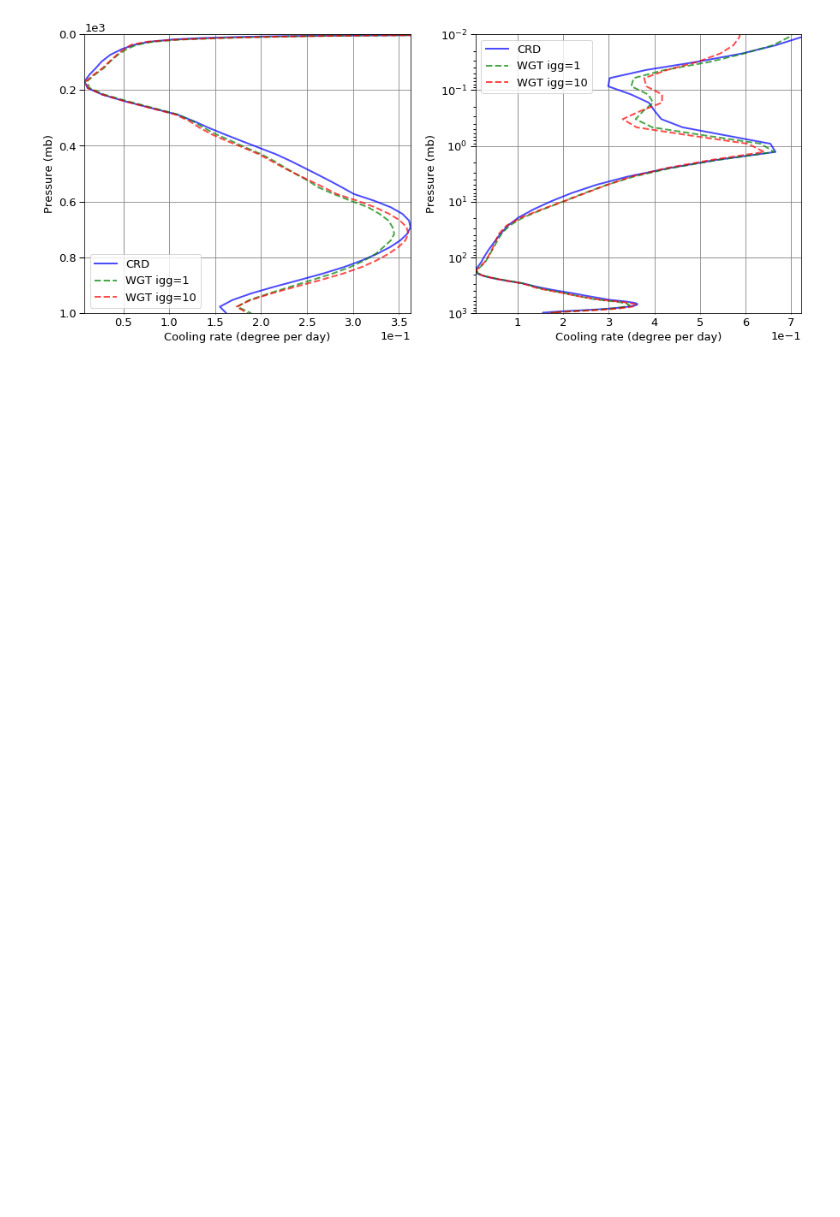
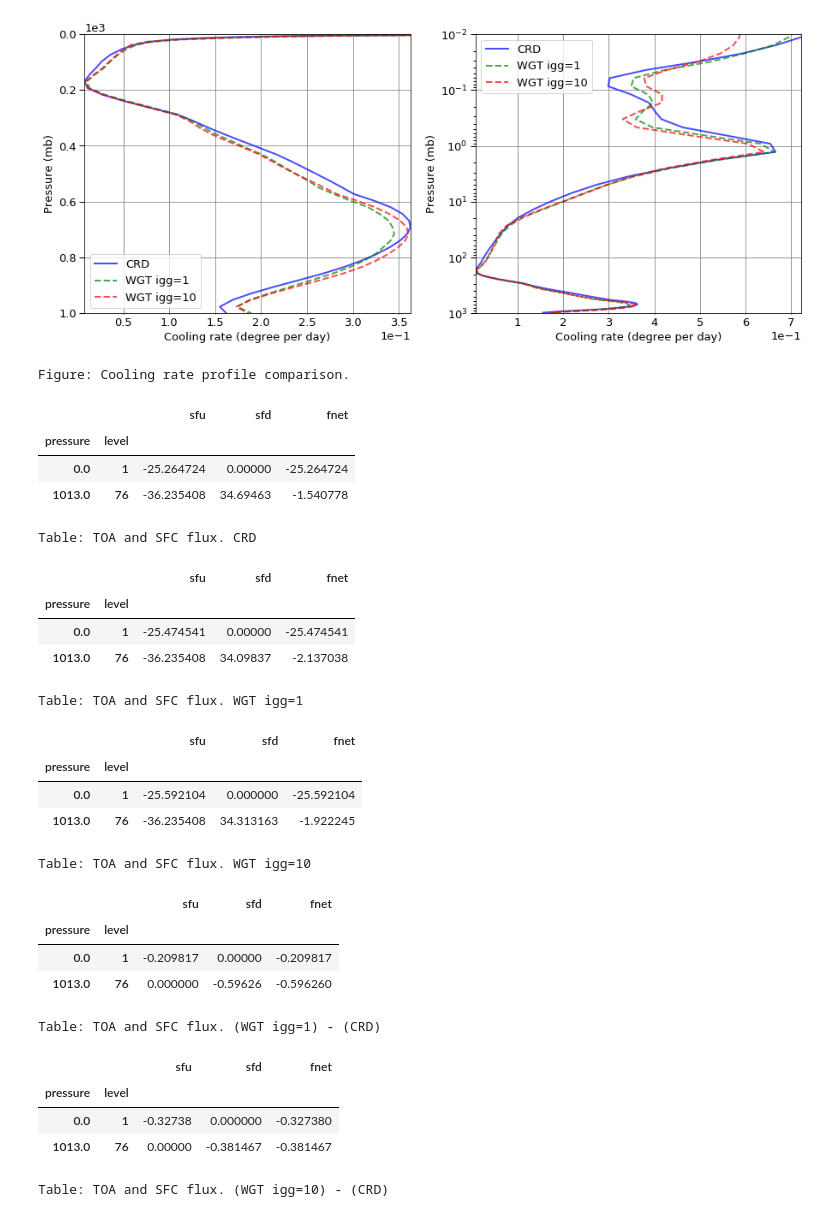
Before and after one commit to qAp/climatools, a Jupyter notebook: climatools/lblnew/results_overlap.ipynb, the cells around one changed output. Drawn from its saved outputs; the diff is of its cells as text; code cells hidden in the pictures; blank space fills up the shorter version.

```diff
--- a/climatools/lblnew/results_overlap.ipynb
+++ b/climatools/lblnew/results_overlap.ipynb
@@ -50,6 +55,11 @@ def load_lblnew_output_file(path_csv):
     df = df.set_index([i for i in toindex if i in df.columns])
     ds = xr.Dataset.from_dataframe(df)
     return ds
+# %%
+DS_FLUX = load_lblnew_output_file(PATH_FLUX)
+DS_COOLR = load_lblnew_output_file(PATH_COOLR)
+DS_WFLUX = load_lblnew_output_file(PATH_WFLUX)
+DS_WCOOLR = load_lblnew_output_file(PATH_WCOOLR)
 # %%
 def pltdata_cooling(ds_coolr=None, ds_wcoolr=None):
     data = [{'label': 'CRD',
@@ -114,13 +124,18 @@ def script_plt_cooling():
 
 
 
-    ds_coolr = load_lblnew_output_file(path_coolr)
-    ds_wcoolr = load_lblnew_output_file(path_wcoolr)
 
-    pltdata = pltdata_cooling(ds_coolr=ds_coolr, ds_wcoolr=ds_wcoolr)
+
+    pltdata = pltdata_cooling(ds_coolr=DS_COOLR, ds_wcoolr=DS_WCOOLR)
 
     fig, axs = plt_cooling(pltdata=pltdata)
 
+    display.display(fig)
+    print('Figure: Cooling rate profile comparison.')
+
+    plt.close(fig)
+
 script_plt_cooling()
 # %% [output]
 [figure]
+Figure: Cooling rate profile comparison.
@@ -126,0 +161,53 @@ script_plt_cooling()
+# %%
+def tb_flux(tbdata=None):
+    benchmark = tbdata['benchmark']
+    others = tbdata['others']
+
+    def show_tb(d=None):
+        display.display(d['df'])
+        print('Table:', 'TOA and SFC flux.', d['label'])
+
+    def show_tbdiff(d0=None, d=None):
+        display.display(d['df'] - d0['df'])
+        print('Table:', 'TOA and SFC flux.',
+              '({}) - ({})'.format(d['label'], d0['label']))
+
+    show_tb(benchmark)
+    for d in others:
+        show_tb(d)
+
+    for d in others:
+        show_tbdiff(d=d, d0=benchmark)
+# %%
+def script_tb_flux():
+    data = tbdata_flux(ds_flux=DS_FLUX, ds_wflux=DS_WFLUX)
+    tb_flux(tbdata=data)
+
+
+script_tb_flux()
+# %% [output]
+|  |  | sfu | sfd | fnet |
+| pressure | level |  |  |  |
+| 0.0 | 1 | -25.264724 | 0.00000 | -25.264724 |
+| 1013.0 | 76 | -36.235408 | 34.69463 | -1.540778 |
+Table: TOA and SFC flux. CRD
+|  |  | sfu | sfd | fnet |
+| pressure | level |  |  |  |
+| 0.0 | 1 | -25.474541 | 0.00000 | -25.474541 |
+| 1013.0 | 76 | -36.235408 | 34.09837 | -2.137038 |
+Table: TOA and SFC flux. WGT igg=1
+|  |  | sfu | sfd | fnet |
+| pressure | level |  |  |  |
+| 0.0 | 1 | -25.592104 | 0.000000 | -25.592104 |
+| 1013.0 | 76 | -36.235408 | 34.313163 | -1.922245 |
+Table: TOA and SFC flux. WGT igg=10
+|  |  | sfu | sfd | fnet |
+| pressure | level |  |  |  |
+| 0.0 | 1 | -0.209817 | 0.00000 | -0.209817 |
+| 1013.0 | 76 | 0.000000 | -0.59626 | -0.596260 |
+Table: TOA and SFC flux. (WGT igg=1) - (CRD)
+|  |  | sfu | sfd | fnet |
+| pressure | level |  |  |  |
+| 0.0 | 1 | -0.32738 | 0.000000 | -0.327380 |
+| 1013.0 | 76 | 0.00000 | -0.381467 | -0.381467 |
+Table: TOA and SFC flux. (WGT igg=10) - (CRD)
```
Also changed, not shown: parts of 4 cells of this notebook.
